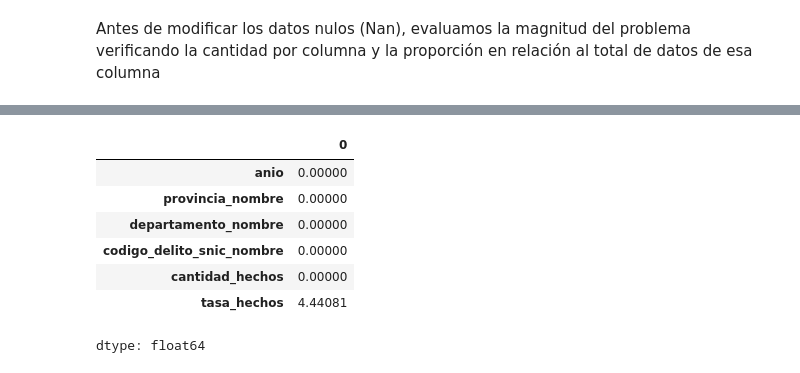
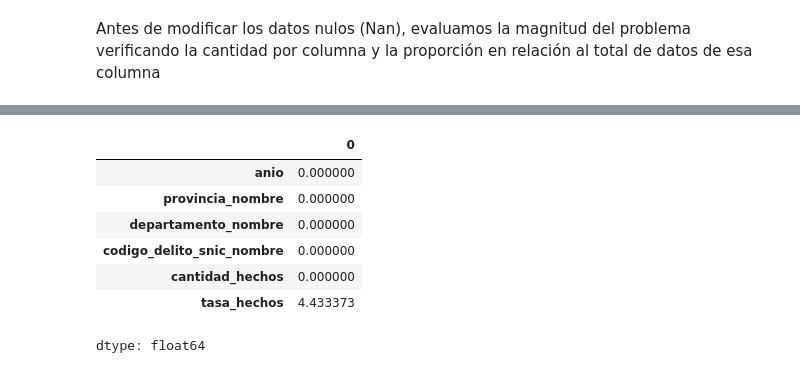
Before and after one commit to bauhaushm/TP-Delito_en_AMBA, a Jupyter notebook: TP_Delito.ipynb, the cells around one changed output, grey strips where cells are left out. Saved outputs shown, nothing was run; the diff lists cells and outputs as text; code cells hidden in the pictures.

```diff
--- a/TP_Delito.ipynb
+++ b/TP_Delito.ipynb
@@ -36,18 +36,19 @@ Le pedimos a Pandas que nos haga un filtrado de filas y columnas del dataset. Ac
 # %%
 # 1. Cargar únicamente las columnas A, C, E, G, H, M (índices 0, 2, 4, 6, 7, 12)
 columnas = [0, 2, 4, 6, 7, 12]
-df = pd.read_excel('snic-departamentos-anual.xlsx', usecols=columnas)
+url = "https://cloud-snic.minseg.gob.ar/Bases/SNIC/snic-departamentos-anual.xlsx"
 
-# 2. Filtrar únicamente para los años entre 2016 y 2025
-df_filtrado = df[(df['anio'] >= 2016) & (df['anio'] <= 2025)]
+df = pd.read_excel(url, usecols=columnas)
+# 2. Filtrar únicamente para los años entre 2017 y 2025
+df_delito = df[(df['anio'] >= 2017) & (df['anio'] <= 2025)]
 
 # 3. Verificar el resultado
 print(f"El dataset filtrado contiene {len(df_filtrado)} filas y {len(df_filtrado.columns)} columnas.")
 print("Años incluidos:", sorted(df_filtrado['anio'].unique()))
 
 # 4. Guardar el nuevo dataset resultante
-df_filtrado.to_excel('snic_2016_2025_filtrado.xlsx', index=False)
-df_filtrado.to_csv('snic_2016_2025_filtrado.csv', index=False)
+df_delito.to_excel('snic_2017_2025_filtrado.xlsx', index=False)
+df_delito.to_csv('snic_2017_2025_filtrado.csv', index=False)
 # %% [output]
 El dataset filtrado contiene 306318 filas y 6 columnas.
 Años incluidos: [np.int64(2016), np.int64(2017), np.int64(2018), np.int64(2019), np.int64(2020), np.int64(2021), np.int64(2022), np.int64(2023), np.int64(2024), np.int64(2025)]
@@ -104,6 +105,6 @@ dtype: float64
 # %%
 # Imputar los valores nulos en departamento_nombre
-df_filtrado['departamento_nombre'] = df_filtrado['departamento_nombre'].fillna('Departamento sin determinar')
+df_delito['departamento_nombre'] = df_delito['departamento_nombre'].fillna('Departamento sin determinar')
 # %% [output]
 A value is trying to be set on a copy of a slice from a DataFrame.
 Try using .loc[row_indexer,col_indexer] = value instead
@@ -113,12 +114,12 @@ See the caveats in the documentation: https://pandas.pydata.org/pandas-docs/stab
 # %%
 # Verificamos que se aplicó correctamente
-(df_filtrado.isnull().sum() / len(df_filtrado)) * 100
+(df_delito.isnull().sum() / len(df_delito)) * 100
 # %% [output]
 |  | 0 |
-| anio | 0.00000 |
-| provincia_nombre | 0.00000 |
-| departamento_nombre | 0.00000 |
-| codigo_delito_snic_nombre | 0.00000 |
-| cantidad_hechos | 0.00000 |
-| tasa_hechos | 4.44081 |
+| anio | 0.000000 |
+| provincia_nombre | 0.000000 |
+| departamento_nombre | 0.000000 |
+| codigo_delito_snic_nombre | 0.000000 |
+| cantidad_hechos | 0.000000 |
+| tasa_hechos | 4.433373 |
 dtype: float64
```
Also changed, not shown: parts of 10 cells of this notebook.
